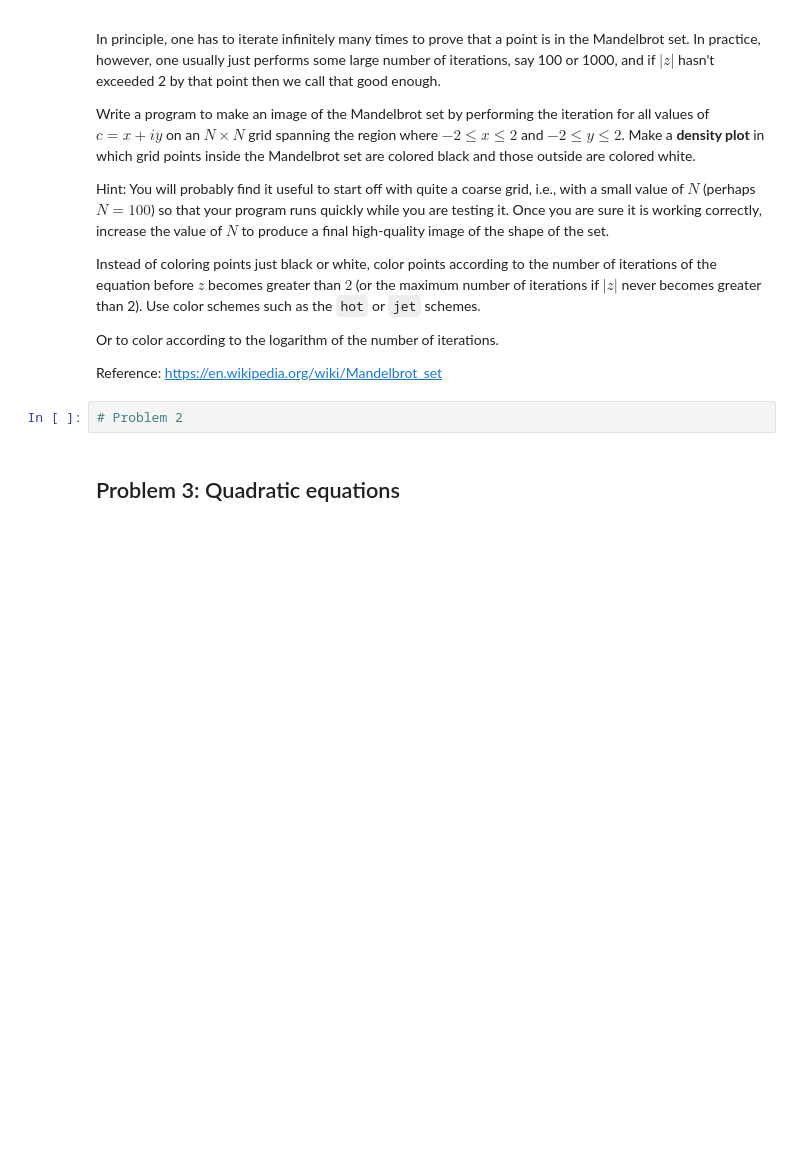
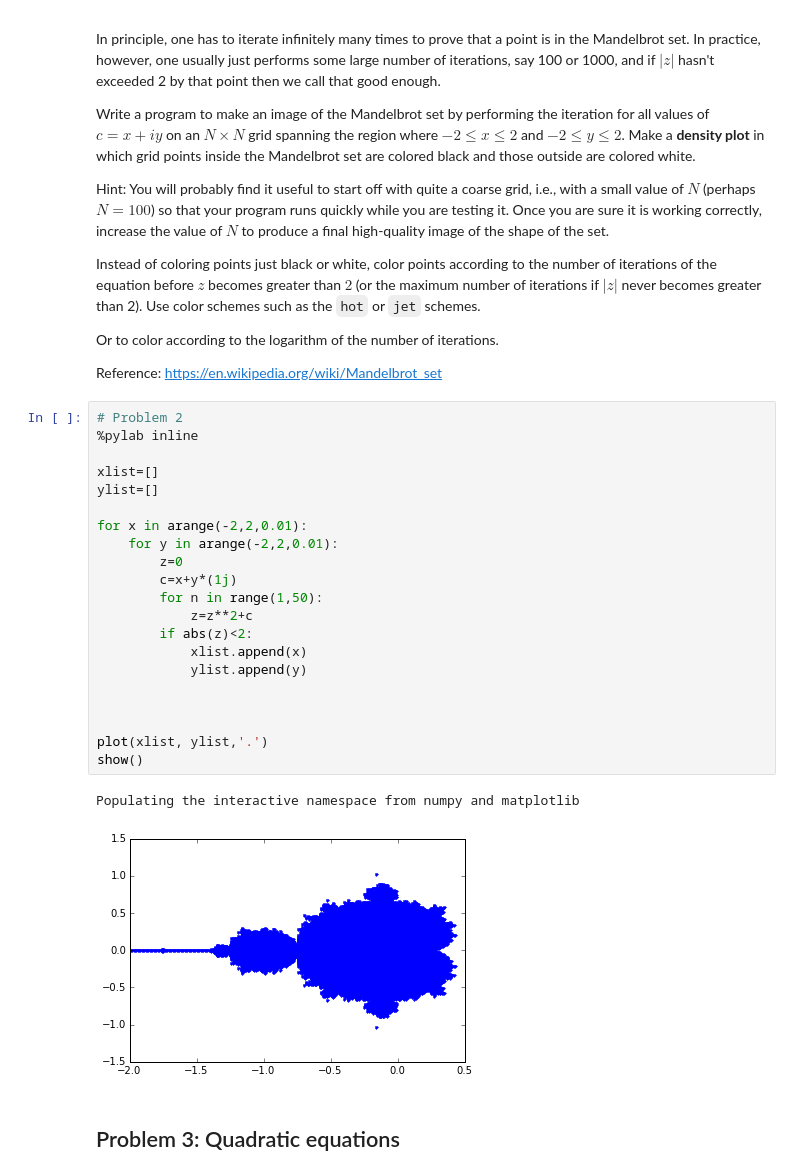
Before and after one commit to pcchen/NTHU10320PHYS290000, a Jupyter notebook: student/103022192/Homework3.ipynb, the cells around one changed output. Drawn from its saved outputs; the diff is of its cells as text; blank space fills up the shorter version.

```diff
--- a/student/103022192/Homework3.ipynb
+++ b/student/103022192/Homework3.ipynb
@@ -88,8 +88,30 @@ Instead of coloring points just black or white, color points according to the nu
 Or to color according to the logarithm of the number of iterations.
 
 Reference: https://en.wikipedia.org/wiki/Mandelbrot_set
-# %%
-# Problem 2
+# %%
+# Problem 2
+%pylab inline
+
+xlist=[]
+ylist=[]
+
+for x in arange(-2,2,0.01):
+    for y in arange(-2,2,0.01):
+        z=0
+        c=x+y*(1j)
+        for n in range(1,50):
+            z=z**2+c
+        if abs(z)<2:
+            xlist.append(x)
+            ylist.append(y)
+
+
+
+plot(xlist, ylist,'.')
+show()
+# %% [output]
+Populating the interactive namespace from numpy and matplotlib
+[figure, added]
 # %% [markdown]
 ## Problem 3: Quadratic equations
 # %% [markdown]
```
